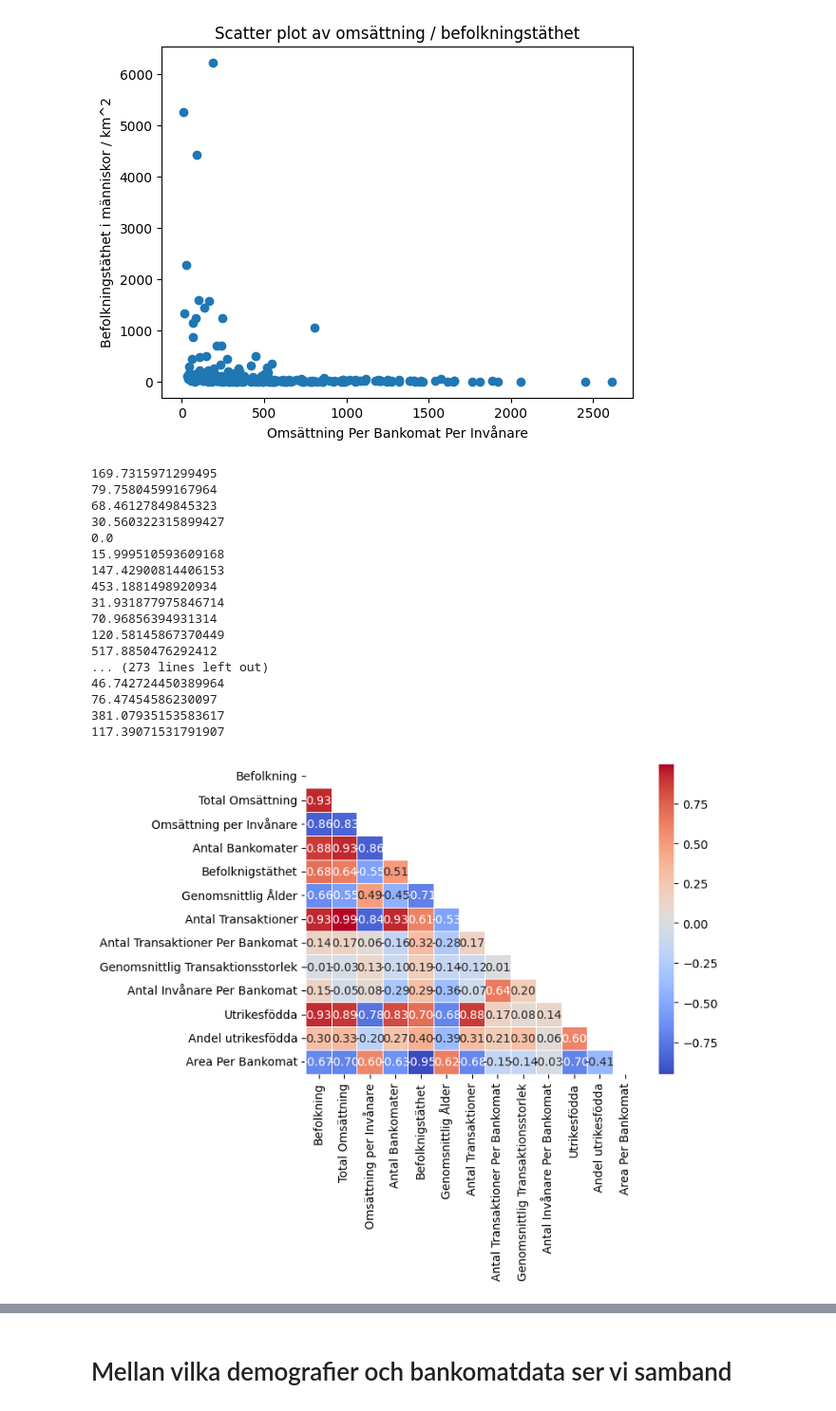
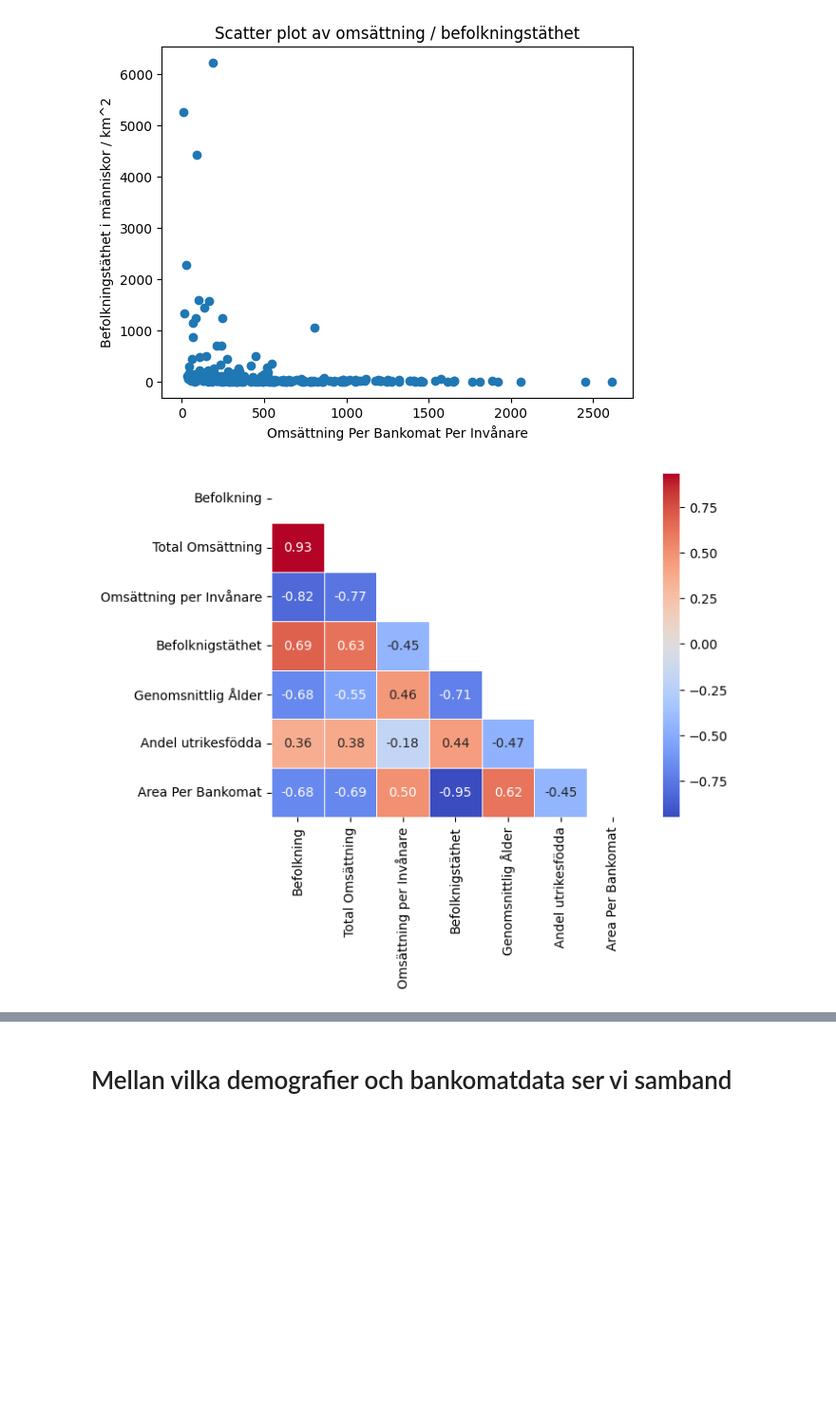
Before and after one commit to FabianFix/Kvaff-Projekt, a Jupyter notebook: project.ipynb, the cells around one changed output, grey strips where cells are left out. Shown at 95% size. Saved outputs shown, nothing was run; the diff lists cells and outputs as text; code cells hidden in the pictures; blank space fills up the shorter version.

```diff
--- a/project.ipynb
+++ b/project.ipynb
@@ -118,7 +118,19 @@ for kommun in data.kommuner:
         namn = kommun.namn
         befolkning = kommun.data[month]["total"]
         totalOmsättning = kommun.totalOmsättning
-        omsättningPerInvånare = sum([[transaktionsData["omsättning"] for transaktionsData in bankomat.transaktionsDataSEK if transaktionsData["månad"] == month] for bankomat in data.bankomater if bankomat.geographicalData["kommun"] == kommun.namn][0]) / kommun.data[month]["total"]
+        bankomaterMedSEK = [bankomat for bankomat in data.bankomater if bankomat.transaktionsDataSEK]
+        öppnaBankomaterIKommunen = [
+            bankomat for bankomat in bankomaterMedSEK
+            if (int(bankomat.transaktionsDataSEK[-1]["månad"][0:4]) > year
+                or (int(bankomat.transaktionsDataSEK[-1]["månad"][0:4]) == year
+                    and int(bankomat.transaktionsDataSEK[-1]["månad"][5:]) > int(month[5:])))
+                    and bankomat.geographicalData["kommun"] == kommun.namn]
+        omsättningPerInvånare = sum([[transaktionsData["omsättning"]
+                                        for transaktionsData
+                                        in bankomat.transaktionsDataSEK
+                                        if transaktionsData["månad"] == month]
+                                        for bankomat
+                                        in öppnaBankomaterIKommunen][0]) / kommun.data[month]["total"]
         antalBankomater = kommun.antalBankomater
         befolkningstäthet = kommun.befolkningstätheter[year]
         snittÅlder = kommun.snittÅlder
@@ -127,54 +139,31 @@ for kommun in data.kommuner:
         genomsnittligTransaktionsStorlek = kommun.totalOmsättning / kommun.totalTransaktionsAntal
         antalInvånarePerBankomat = befolkning / kommun.antalBankomater
         utrikesFödda = kommun.utrikesfödda[year]
         andelUtrikesfödda = utrikesFödda / befolkning
         bankomatTäthet = kommun.bankomatTäthet
         if omsättningPerInvånare == 0:
             raise Exception("Bankomaten var stängd vid undersökningstillfället")
     except: pass
     try:
         dataDict[namn] = {
             "Befolkning": befolkning,
             "Total Omsättning": totalOmsättning,
             "Omsättning per Invånare": omsättningPerInvånare,
-            "Antal Bankomater": antalBankomater,
             "Befolknigstäthet": befolkningstäthet,
             "Genomsnittlig Ålder": snittÅlder,
-            "Antal Transaktioner": antalTransaktioner,
-            "Antal Transaktioner Per Bankomat": antalTransaktionerPerBankomat,
-            "Genomsnittlig Transaktionsstorlek": genomsnittligTransaktionsStorlek,
-            "Antal Invånare Per Bankomat": antalInvånarePerBankomat,
-            "Utrikesfödda": utrikesFödda,
             "Andel utrikesfödda": andelUtrikesfödda,
             "Area Per Bankomat": bankomatTäthet,
         }
     except: pass
 
 df = pd.DataFrame(dataDict)
 df.to_csv("initialResults.tsv", sep="\t")
 
 
 sns.heatmap(df.T.corr(method="spearman"), cmap="coolwarm", mask=np.triu(np.ones_like(df.T.corr())), annot=True, fmt=".2f", linewidths=.5)
 
 seaborn = sns
 seaborn.pairplot(data=df.T, kind="reg")
 plt.show()
 # %% [output]
-169.7315971299495
-79.75804599167964
-68.46127849845323
-30.560322315899427
-0.0
-15.999510593609168
-147.42900814406153
-453.1881498920934
-31.931877975846714
-70.96856394931314
-120.58145867370449
-517.8850476292412
-... (273 lines left out)
-46.742724450389964
-76.47454586230097
-381.07935153583617
-117.39071531791907
-[figure, old version]
+[figure, new version]
```
Also changed, not shown: parts of 8 cells of this notebook, 4 other files.
